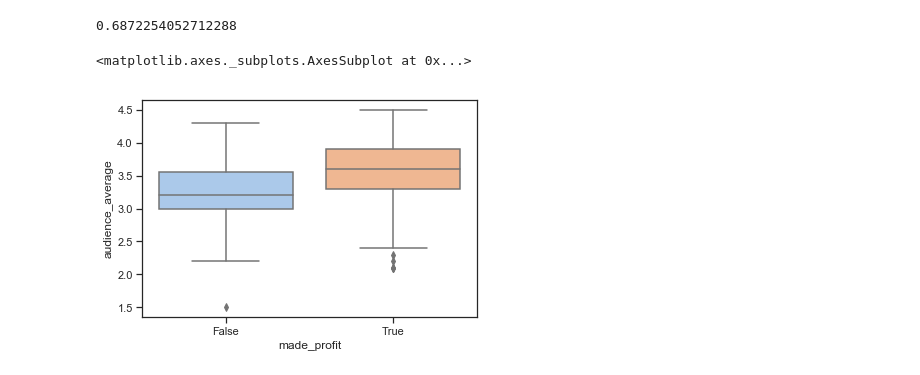
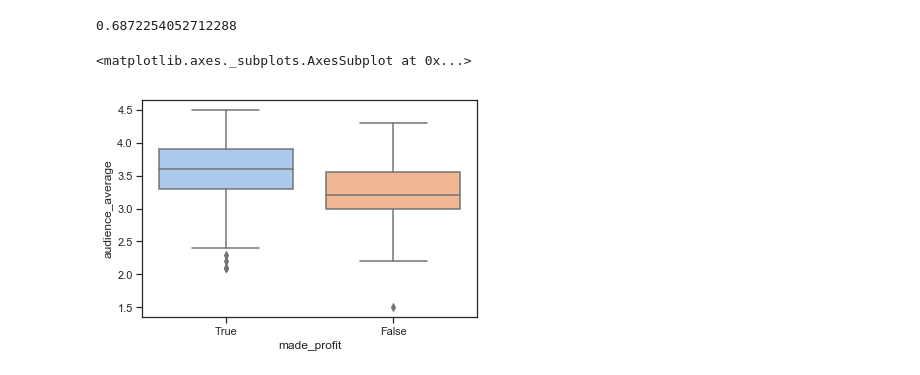
Before and after one commit to susanwang1234/movies-analysis, a Jupyter notebook: correlations.ipynb, the cells around one changed output. Drawn from its saved outputs; the diff is of its cells as text; code cells hidden in the pictures.

```diff
--- a/correlations.ipynb
+++ b/correlations.ipynb
@@ -62,11 +62,11 @@ joined['made_profit']=joined['made_profit'].apply(TorF)
 # %%
 import seaborn as sns
 sns.set(style="ticks", palette="pastel")
 
 sns.boxplot(x="made_profit", y="audience_average",
-            data=joined)
+            data=joined, order=[True, False])
 # %% [output]
 <matplotlib.axes._subplots.AxesSubplot at 0x...>
-[figure, old version]
+[figure, new version]
 # %%
 sns.boxplot(x="made_profit", y="critic_average",
```
Also changed, not shown: parts of 3 cells of this notebook.
